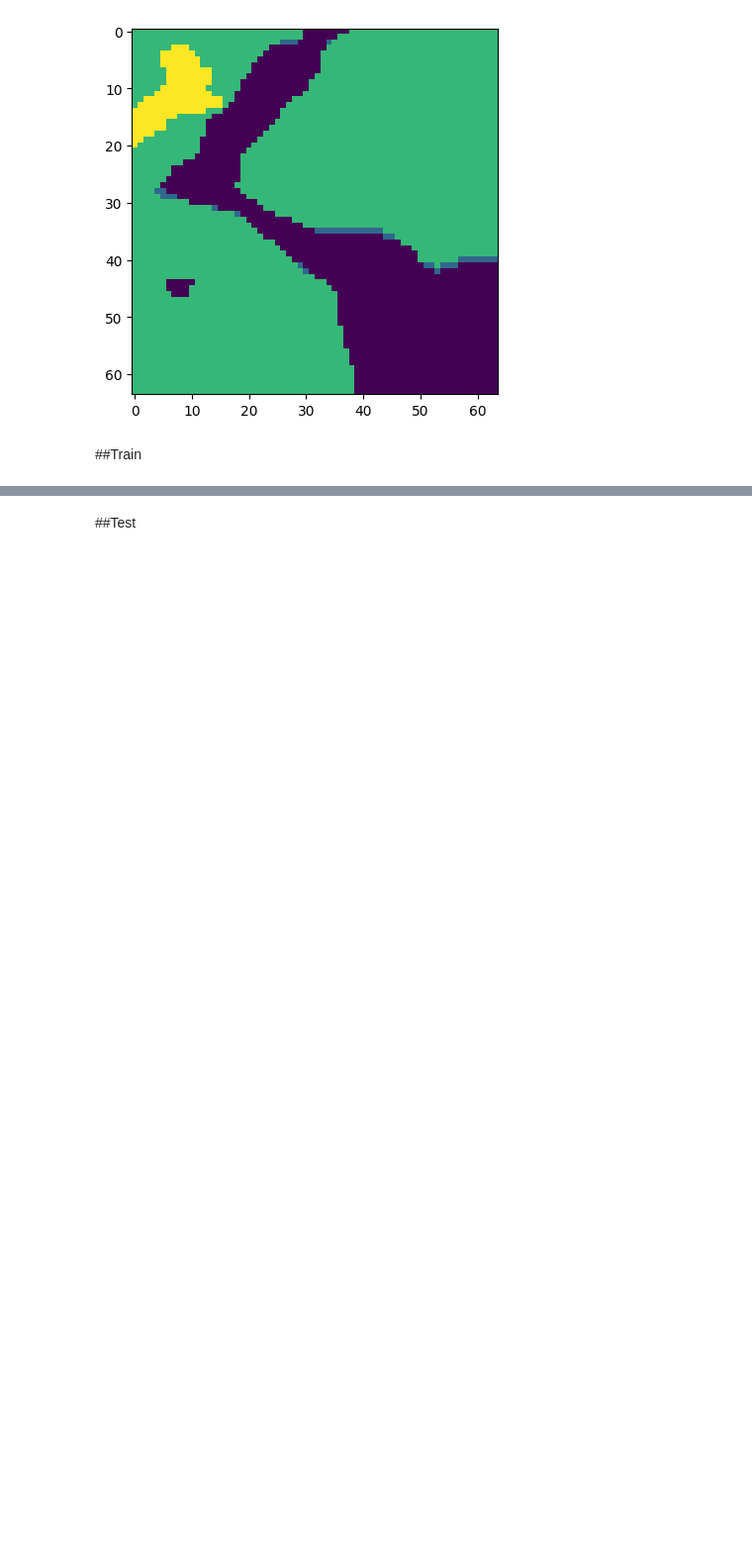
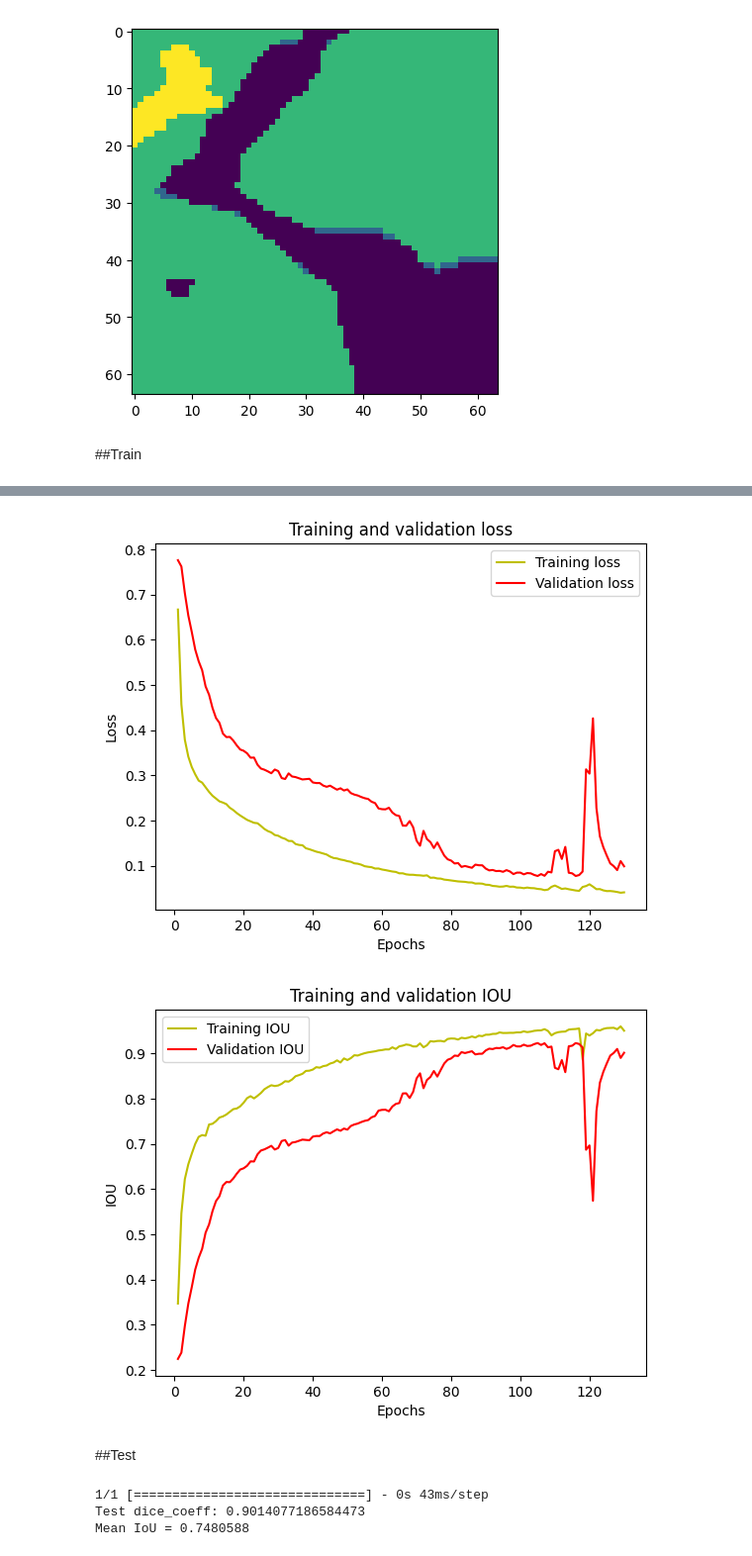
Before and after one commit to Gainward777/3D-Unet-Segmentation, a Jupyter notebook: 3D_Unet_Segmentation.ipynb, the cells around one changed output, grey strips where cells are left out. Shown at 99% size. Saved outputs shown, nothing was run; the diff lists cells and outputs as text; code cells hidden in the pictures; blank space fills up the shorter version.

```diff
--- a/3D_Unet_Segmentation.ipynb
+++ b/3D_Unet_Segmentation.ipynb
@@ -32,14 +33,14 @@ Successfully installed patchify-0.2.3
 ##Create Model
 # %%
 #@title Loss and metric
-def iou(y_true, y_pred):
+def dice_coefficient(y_true, y_pred):
+    smoothing_factor = 1
     flat_y_true = K.flatten(y_true)
     flat_y_pred = K.flatten(y_pred)
-    smoothing_factor=0.00001
-    return (K.sum(flat_y_true * flat_y_pred) + smoothing_factor) / (K.sum(flat_y_true) + K.sum(flat_y_pred) + smoothing_factor)
+    return (2. * K.sum(flat_y_true * flat_y_pred) + smoothing_factor) / (K.sum(flat_y_true) + K.sum(flat_y_pred) + smoothing_factor)
 
-def dice_loss(y_true, y_pred):
-    return 1-(2.*iou(y_true, y_pred))
+def dice_coefficient_loss(y_true, y_pred):
+    return 1 - dice_coefficient(y_true, y_pred)
 # %%
 #@title Create model class
 class Unet3D():
@@ -105,7 +106,7 @@ class Unet3D():
 #@title Load lodel and check GPU
 model = Unet3D((64,64,64,3), n_classes=4, start_filters=64, kernel=3)
 model=model.build_model()
-model.compile(optimizer = Adam(0.0001), loss=dice_loss, metrics=iou)
+model.compile(optimizer = Adam(0.0001), loss=dice_coefficient_loss, metrics=dice_coefficient)
 
 device_name = tf.test.gpu_device_name()
 if device_name != '/device:GPU:0':
@@ -170,26 +202,29 @@ model.save('/content/drive/MyDrive/sandstone_data_for_ML/sandstone_3D_130epochs.
 # %%
 #@title Сharts
 loss = history.history['loss']
 val_loss = history.history['val_loss']
 epochs = range(1, len(loss) + 1)
 plt.plot(epochs, loss, 'y', label='Training loss')
 plt.plot(epochs, val_loss, 'r', label='Validation loss')
 plt.title('Training and validation loss')
 plt.xlabel('Epochs')
 plt.ylabel('Loss')
 plt.legend()
 plt.show()
 
-acc = history.history['iou']
-val_acc = history.history['val_iou']
+acc = history.history['dice_coefficient']
+val_acc = history.history['val_dice_coefficient']
 
 plt.plot(epochs, acc, 'y', label='Training IOU')
 plt.plot(epochs, val_acc, 'r', label='Validation IOU')
 plt.title('Training and validation IOU')
 plt.xlabel('Epochs')
 plt.ylabel('IOU')
 plt.legend()
 plt.show()
+# %% [output]
+[figure, added]
+[figure, added]
 # %% [markdown]
 ##Test
 # %%
@@ -202,3 +233,19 @@ print(f'Test acc: {iou(y_test, y_pred).numpy()}')
+# %%
+#@title Test
+y_pred=model2.predict(X_test)
+print(f'Test dice_coeff: {dice_coefficient(y_test, y_pred).numpy()}')
+
+y_pred_argmax=np.argmax(y_pred, axis=4)
+y_test_argmax = np.argmax(y_test, axis=4)
+
+n_classes = 4
+IOU_keras = MeanIoU(num_classes=n_classes)
+IOU_keras.update_state(y_test_argmax, y_pred_argmax)
+print("Mean IoU =", IOU_keras.result().numpy())
+# %% [output]
+1/1 [==============================] - 0s 43ms/step
+Test dice_coeff: 0.9014077186584473
+Mean IoU = 0.7480588
 # %%
 #@title Have a look at random test result
 test_img_number = random.randint(0, len(X_test))
```
Also changed, not shown: parts of 7 cells of this notebook.
